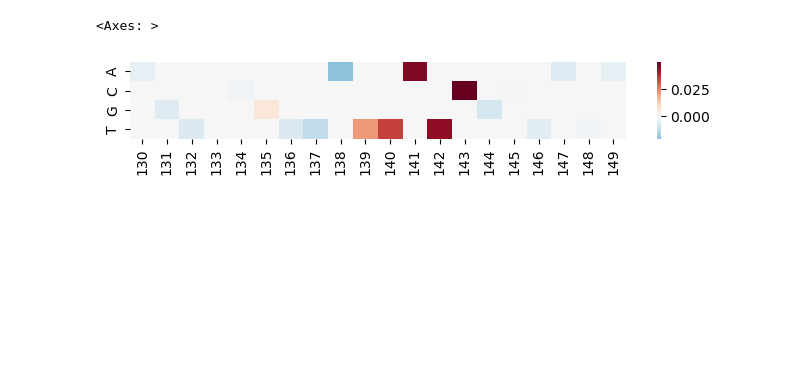
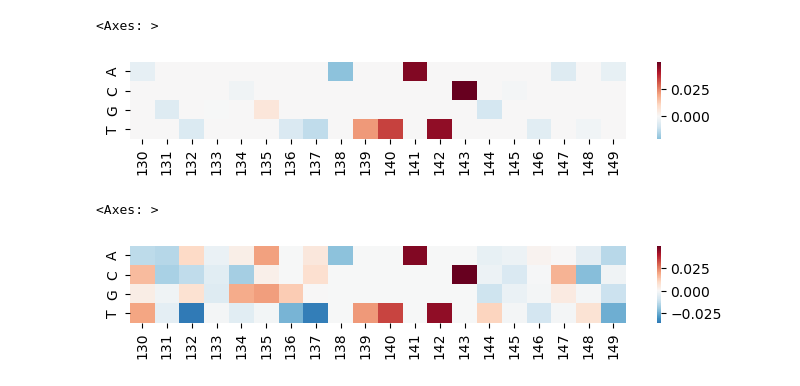
Before and after one commit to zrcjessica/ensemble_distillation, a Jupyter notebook: sample_motif_map.ipynb, the cells around one changed output. Saved outputs shown, nothing was run; the diff lists cells and outputs as text; code cells hidden in the pictures; blank space fills up the shorter version.

```diff
--- a/sample_motif_map.ipynb
+++ b/sample_motif_map.ipynb
@@ -25,3 +21,6 @@ See the caveats in the documentation: https://pandas.pydata.org/pandas-docs/stab
+# %%
+noisy_sample.iloc[:8,:] = noisy_sample.iloc[:8,:] + (np.random.normal(0, 0.01, size=(sample.iloc[:8,:].shape[0],sample.iloc[:8,:].shape[1])))
+noisy_sample.iloc[14:,:] = noisy_sample.iloc[14:,:] + (np.random.normal(0, 0.01, size=(sample.iloc[14:,:].shape[0],sample.iloc[14:,:].shape[1])))
 # %%
 import seaborn as sns
 fig, ax = plt.subplots(figsize=(8,1))
@@ -29,6 +28,13 @@ sns.heatmap(sample.transpose(), cmap='RdBu_r', center=0)
 # %% [output]
 <Axes: >
 [figure]
+# %%
+import seaborn as sns
+fig, ax = plt.subplots(figsize=(8,1))
+sns.heatmap(noisy_sample.transpose(), cmap='RdBu_r', center=0)
+# %% [output]
+<Axes: >
+[figure, added]
 # %%
 fig, axs = plt.subplots(2,1, figsize=(8,2))
 
```
Also changed, not shown: parts of 5 cells of this notebook, 17 other files.
